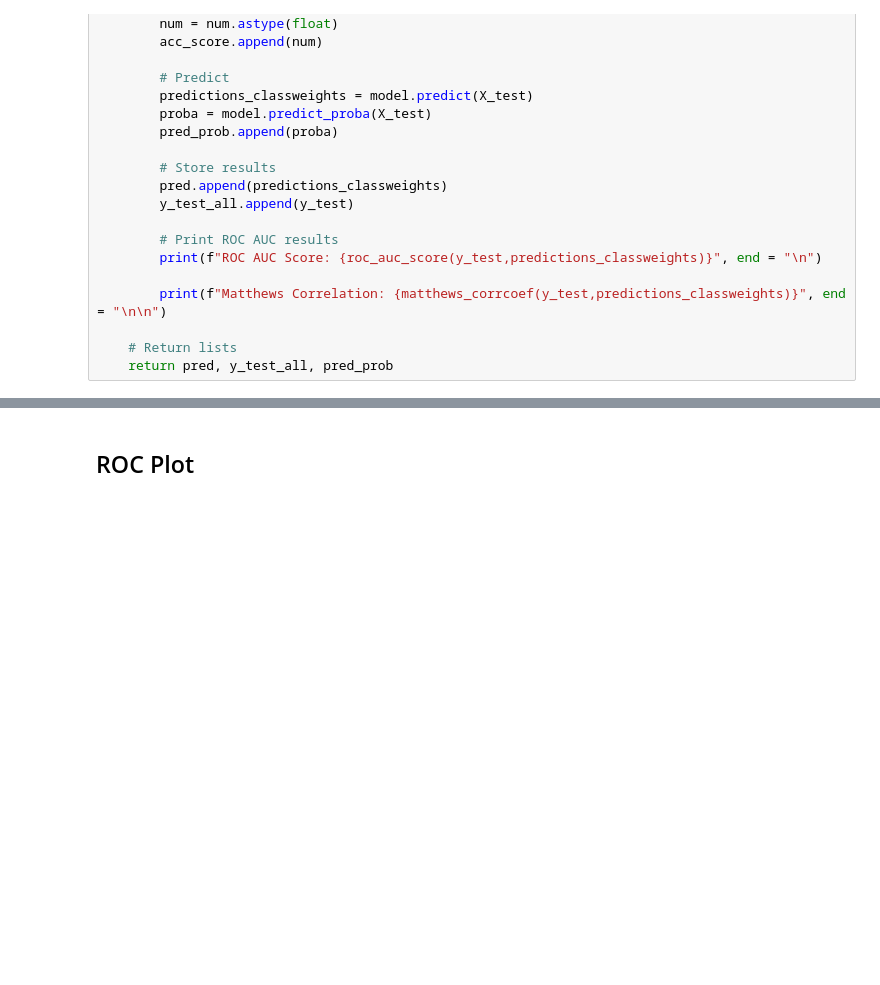
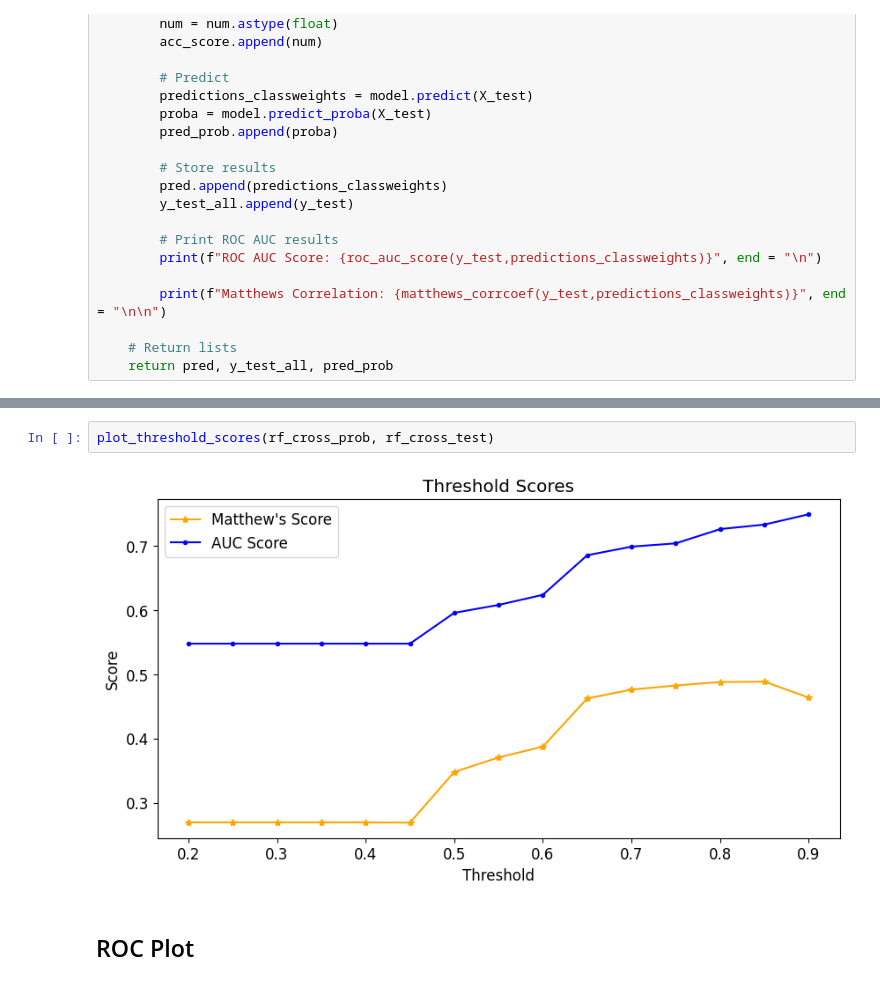
Before and after one commit to Joeyloganpython/Capstone, a Jupyter notebook: ML/Classification_joey_start.ipynb, the cells around one changed output, grey strips where cells are left out. Drawn from its saved outputs; the diff is of its cells as text; blank space fills up the shorter version.

```diff
--- a/ML/Classification_joey_start.ipynb
+++ b/ML/Classification_joey_start.ipynb
@@ -580,3 +447,7 @@ plt.legend()
+# %%
+plot_threshold_scores(rf_cross_prob, rf_cross_test)
+# %% [output]
+[figure, added]
 # %% [markdown]
 ## ROC Plot
 # %%
```
Also changed, not shown: parts of 42 cells of this notebook.
